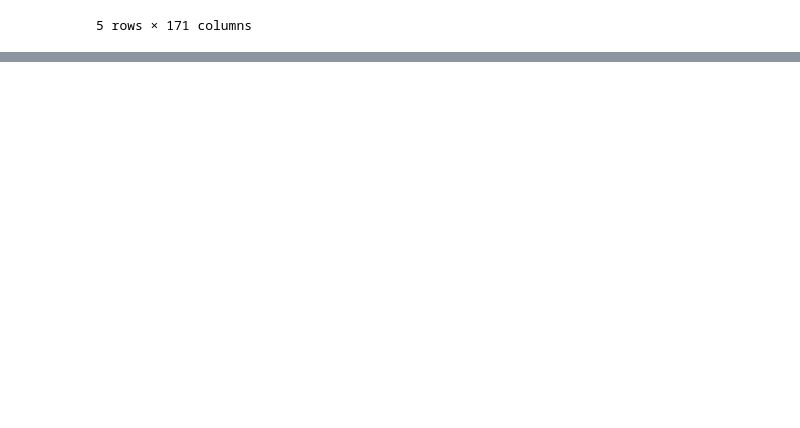
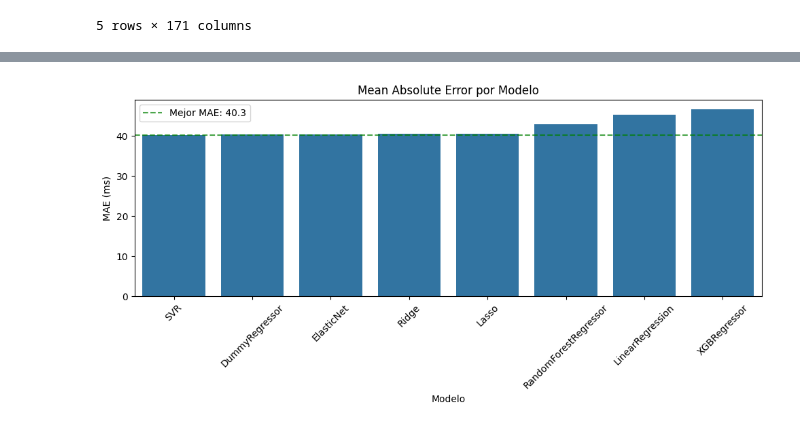
Before and after one commit to gianluca-capelo/datapruebas_analysis, a Jupyter notebook: analysis/tmt_ssrt_ml_results_analysis.ipynb, the cells around one changed output, grey strips where cells are left out. Drawn from its saved outputs; the diff is of its cells as text; code cells hidden in the pictures; blank space fills up the shorter version.

```diff
--- a/analysis/tmt_ssrt_ml_results_analysis.ipynb
+++ b/analysis/tmt_ssrt_ml_results_analysis.ipynb
@@ -47,0 +65,14 @@ Target: ssrt
+# %%
+fig, ax = plt.subplots(figsize=(10, 5))
+df_sorted = df.sort_values('mae')
+sns.barplot(data=df_sorted, x='model', y='mae', ax=ax)
+ax.set_xlabel('Modelo')
+ax.set_ylabel('MAE (ms)')
+ax.set_title('Mean Absolute Error por Modelo')
+ax.tick_params(axis='x', rotation=45)
+ax.axhline(df['mae'].min(), color='green', linestyle='--', alpha=0.7, label=f'Mejor MAE: {df["mae"].min():.1f}')
+ax.legend()
+plt.tight_layout()
+plt.show()
+# %% [output]
+[figure, added]
```
Also changed, not shown: parts of 1 cell of this notebook.
